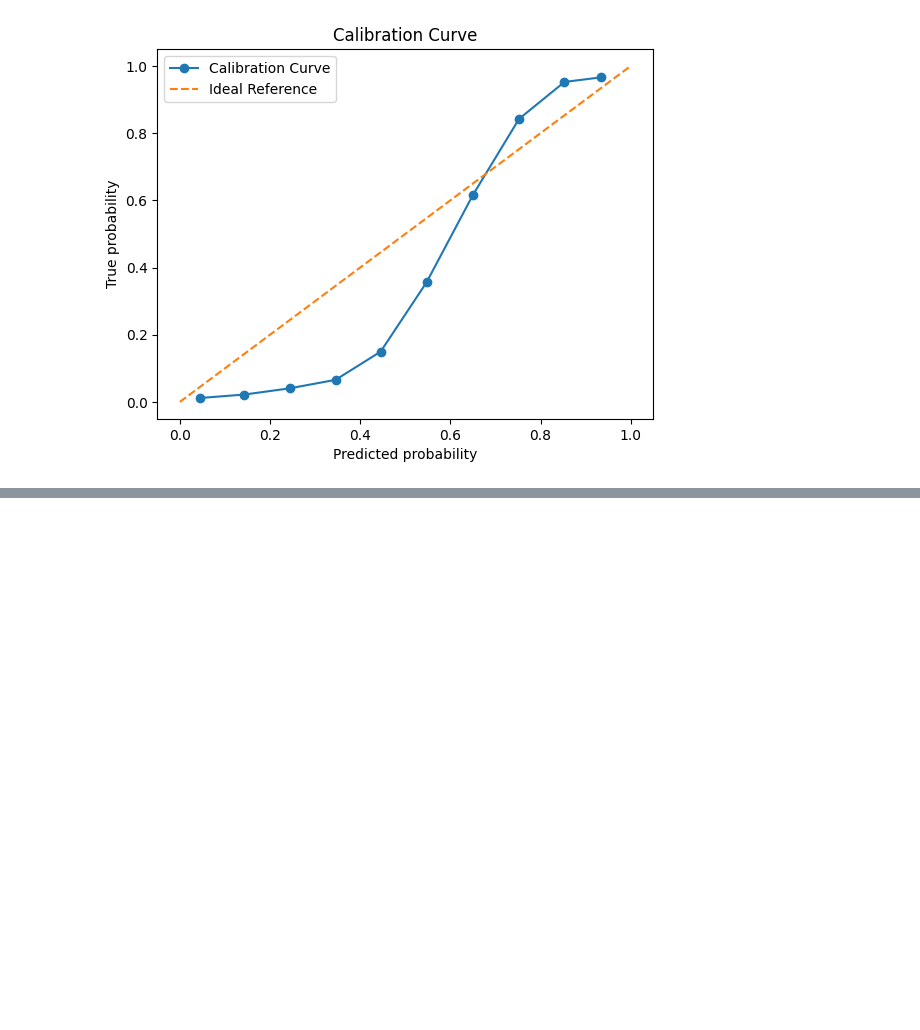
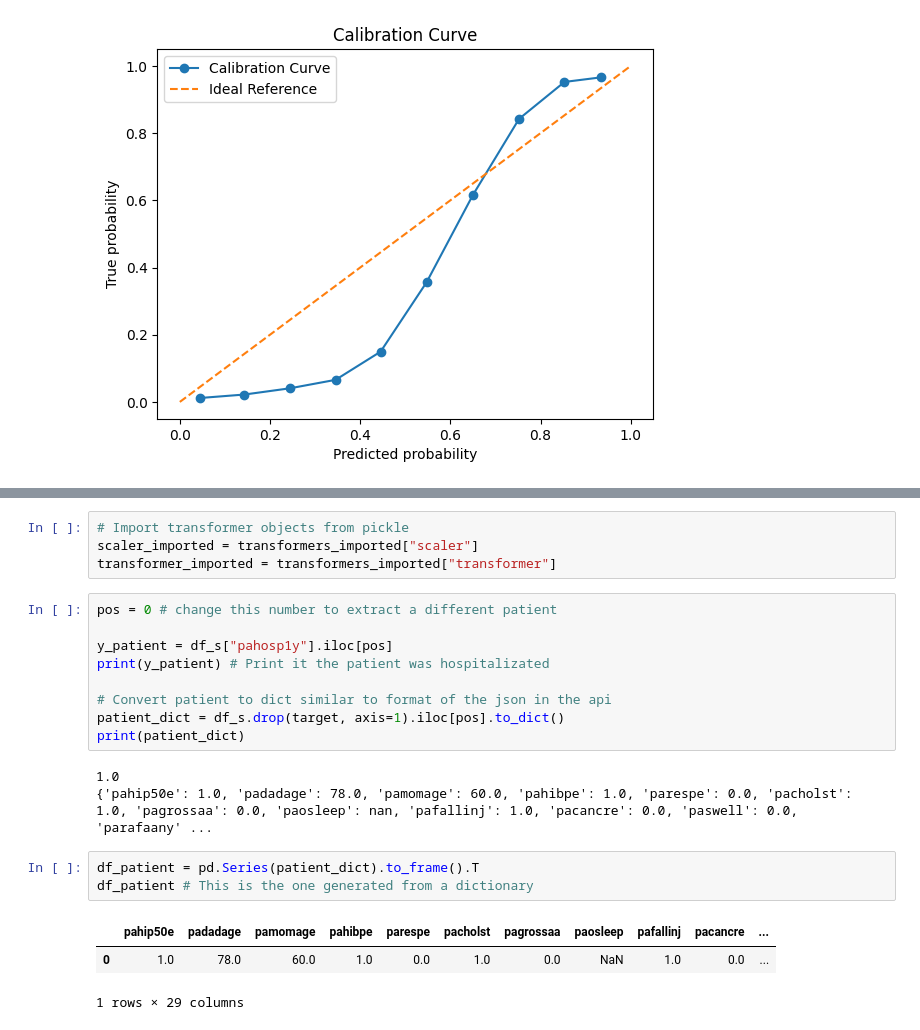
Before and after one commit to giraldiego/HPEP-Project, a Jupyter notebook: My-Hospitalization_Prediction_for_Elderly_People.ipynb, the cells around one changed output, grey strips where cells are left out. Cells and saved outputs as stored; diff of their text form; blank space fills up the shorter version.

```diff
--- a/My-Hospitalization_Prediction_for_Elderly_People.ipynb
+++ b/My-Hospitalization_Prediction_for_Elderly_People.ipynb
@@ -353,0 +392,23 @@ plt.show()
+# %%
+# Import transformer objects from pickle
+scaler_imported = transformers_imported["scaler"]
+transformer_imported = transformers_imported["transformer"]
+# %%
+pos = 0 # change this number to extract a different patient
+
+y_patient = df_s["pahosp1y"].iloc[pos]
+print(y_patient) # Print it the patient was hospitalizated
+
+# Convert patient to dict similar to format of the json in the api
+patient_dict = df_s.drop(target, axis=1).iloc[pos].to_dict()
+print(patient_dict)
+# %% [output]
+1.0
+{'pahip50e': 1.0, 'padadage': 78.0, 'pamomage': 60.0, 'pahibpe': 1.0, 'parespe': 0.0, 'pacholst': 1.0, 'pagrossaa': 0.0, 'paosleep': nan, 'pafallinj': 1.0, 'pacancre': 0.0, 'paswell': 0.0, 'parafaany' ...
+# %%
+df_patient = pd.Series(patient_dict).to_frame().T
+df_patient # This is the one generated from a dictionary
+# %% [output]
+|  | pahip50e | padadage | pamomage | pahibpe | parespe | pacholst | pagrossaa | paosleep | pafallinj | pacancre | ... |
+| 0 | 1.0 | 78.0 | 60.0 | 1.0 | 0.0 | 1.0 | 0.0 | NaN | 1.0 | 0.0 | ... |
+1 rows × 29 columns
```
Also changed, not shown: parts of 10 cells of this notebook, 1 other file.
